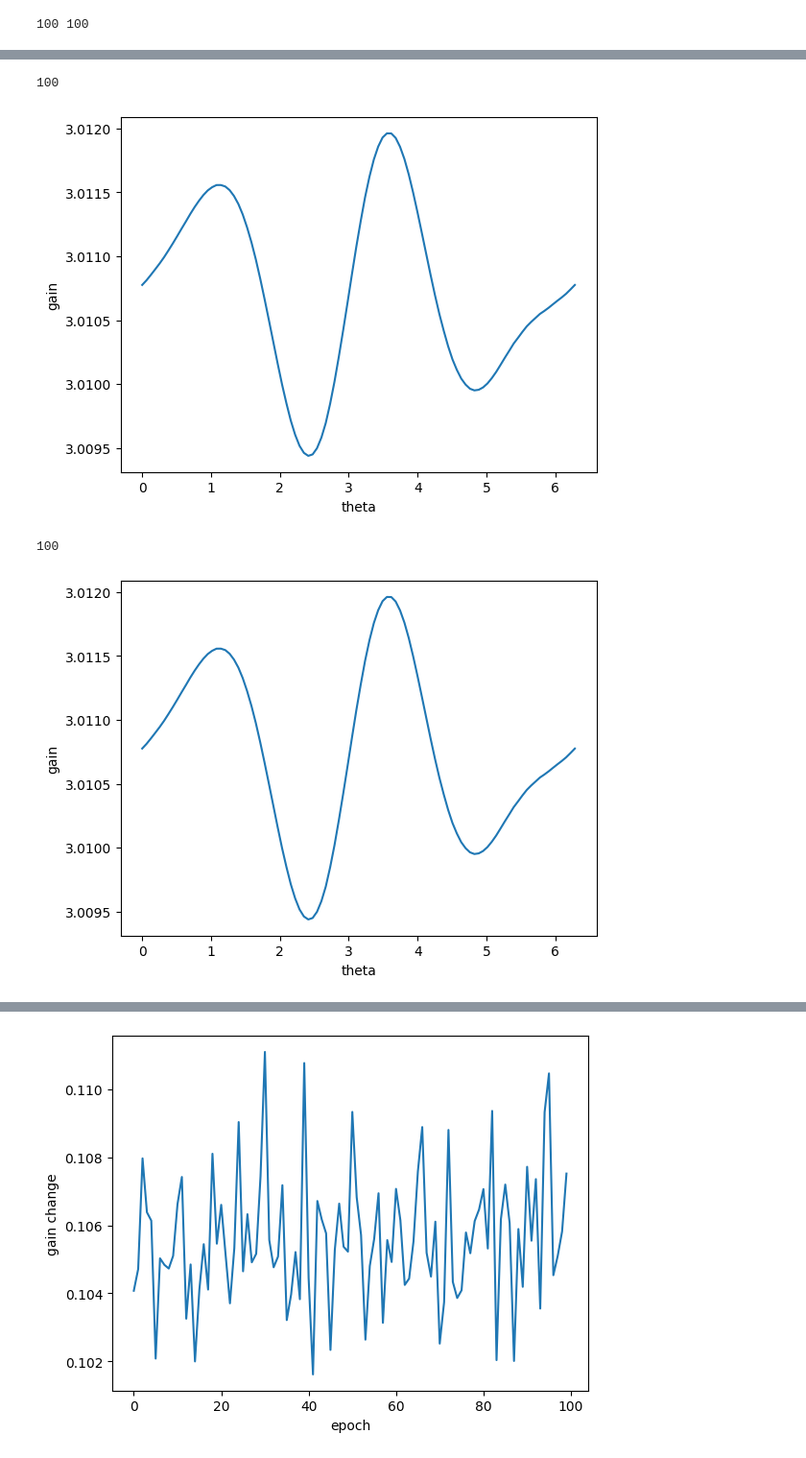
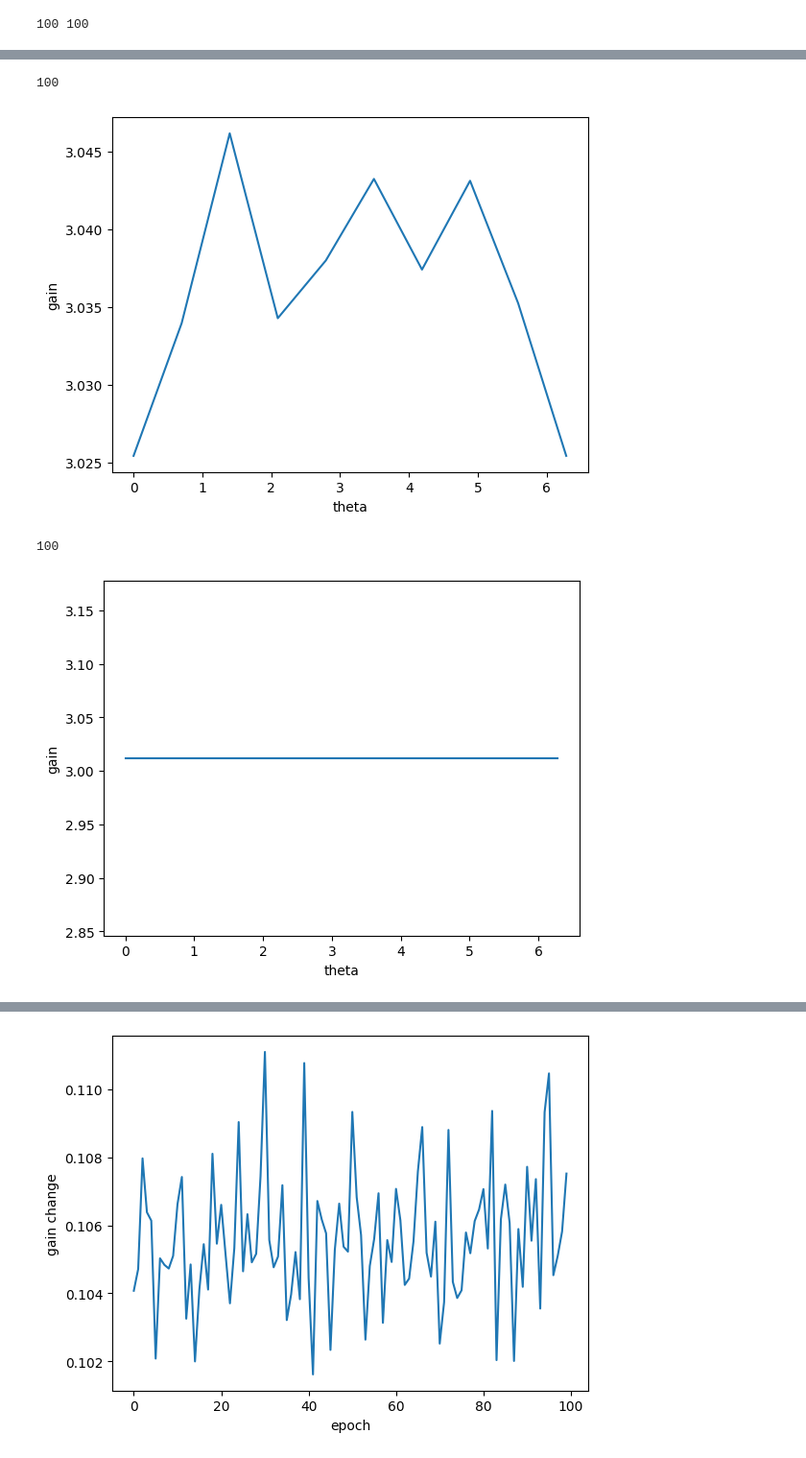
Before and after one commit to BeiGeJin/FBRNN, a Jupyter notebook: FNN/analysis/analysis_abb05_nohebb_multilayer.ipynb, the cells around one changed output, grey strips where cells are left out. Shown at 96% size. Cells and saved outputs as stored; diff of their text form; code cells hidden in the pictures.

```diff
--- a/FNN/analysis/analysis_abb05_nohebb_multilayer.ipynb
+++ b/FNN/analysis/analysis_abb05_nohebb_multilayer.ipynb
@@ -66,20 +74,20 @@ plt.show()
 # %%
 final_gain_0 = gains_0[-1]
 print(len(gains_0))
 
-plt.plot(np.linspace(0, 2 * np.pi, model.input_sizes[0]), final_gain.flatten())
+plt.plot(np.linspace(0, 2 * np.pi, model.input_sizes[0]), final_gain_0.flatten())
 # plt.ylim([0,8])
 plt.xlabel("theta")
 plt.ylabel("gain")
 # plt.savefig('abb05_ws.png')
 plt.show()
 # %% [output]
 100
-[figure, old version]
+[figure, new version]
 # %%
 final_gain_1 = gains_1[-1]
 print(len(gains_1))
-plt.plot(np.linspace(0, 2 * np.pi, model.input_sizes[0]), final_gain.flatten())
+plt.plot(np.linspace(0, 2 * np.pi, model.input_sizes[0]), final_gain_1.flatten())
 # plt.ylim([0,8])
 plt.xlabel("theta")
 plt.ylabel("gain")
@@ -87,6 +95,6 @@ plt.ylabel("gain")
 plt.show()
 # %% [output]
 100
-[figure, old version]
+[figure, new version]
 # %%
 final_shift_0 = shifts_0[-1]
```
Also changed, not shown: parts of 6 cells of this notebook, 2 other files.
